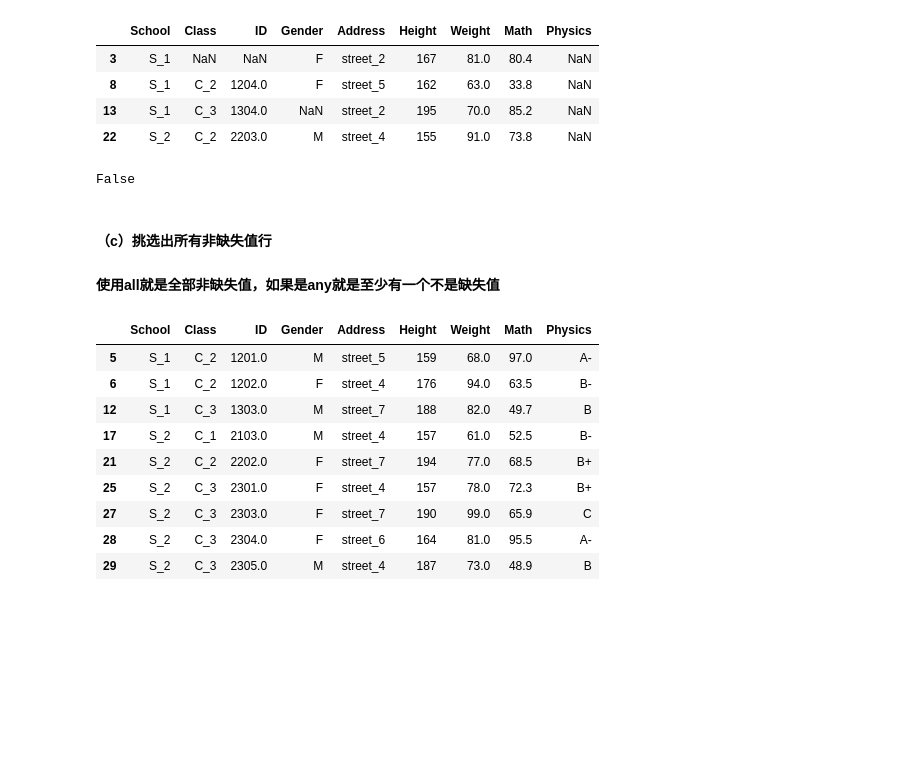
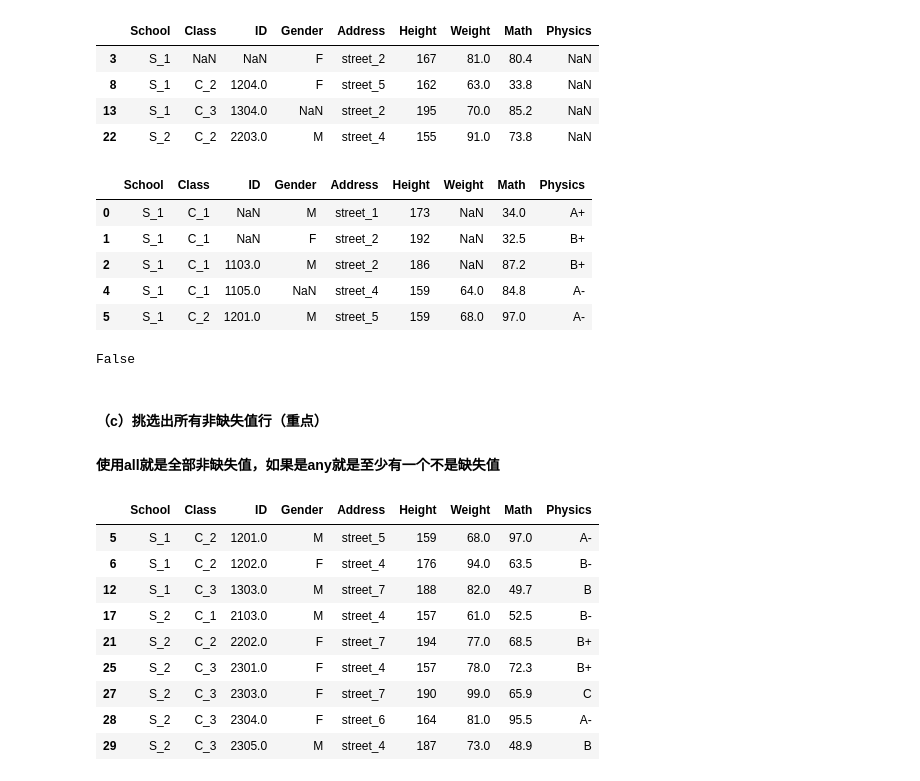
Before and after one commit to Gavince/Python, a Jupyter notebook: 数据分析/Pandas/joyful-pandas/第6章 缺失数据.ipynb, the cells around one changed output. Cells and saved outputs as stored; diff of their text form; code cells hidden in the pictures; blank space fills up the shorter version.

```diff
--- a/数据分析/Pandas/joyful-pandas/第6章 缺失数据.ipynb
+++ b/数据分析/Pandas/joyful-pandas/第6章 缺失数据.ipynb
@@ -126,4 +134,14 @@ df.loc[df.Physics.isnull()]
 | 8 | S_1 | C_2 | 1204.0 | F | street_5 | 162 | 63.0 | 33.8 | NaN |
 | 13 | S_1 | C_3 | 1304.0 | NaN | street_2 | 195 | 70.0 | 85.2 | NaN |
 | 22 | S_2 | C_2 | 2203.0 | M | street_4 | 155 | 91.0 | 73.8 | NaN |
+# %%
+#  班级非空的数据
+df[df.Class.notna()].head()
+# %% [output]
+|  | School | Class | ID | Gender | Address | Height | Weight | Math | Physics |
+| 0 | S_1 | C_1 | NaN | M | street_1 | 173 | NaN | 34.0 | A+ |
+| 1 | S_1 | C_1 | NaN | F | street_2 | 192 | NaN | 32.5 | B+ |
+| 2 | S_1 | C_1 | 1103.0 | M | street_2 | 186 | NaN | 87.2 | B+ |
+| 4 | S_1 | C_1 | 1105.0 | NaN | street_4 | 159 | 64.0 | 84.8 | A- |
+| 5 | S_1 | C_2 | 1201.0 | M | street_5 | 159 | 68.0 | 97.0 | A- |
 # %%
@@ -132,7 +150,7 @@ df.loc[3, "Physics"] == np.nan
 # %% [output]
 False
 # %% [markdown]
-#### （c）挑选出所有非缺失值行
+#### （c）挑选出所有非缺失值行（重点）
 #### 使用all就是全部非缺失值，如果是any就是至少有一个不是缺失值
 # %%
 # all(1)对每一行进行统计
```
Also changed, not shown: parts of 28 cells of this notebook, 58 other files.
